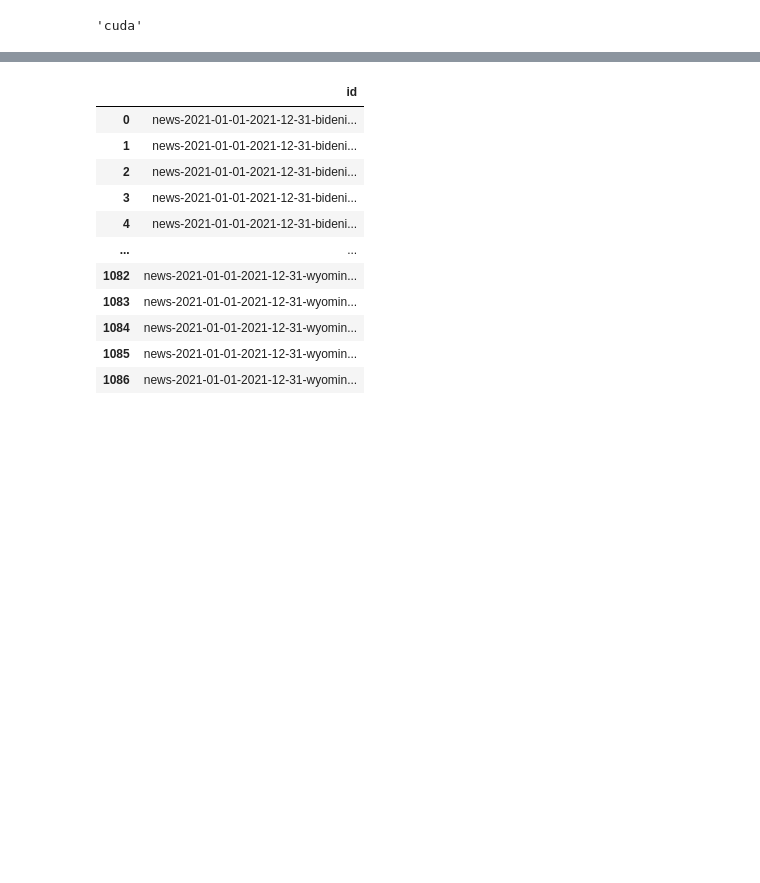
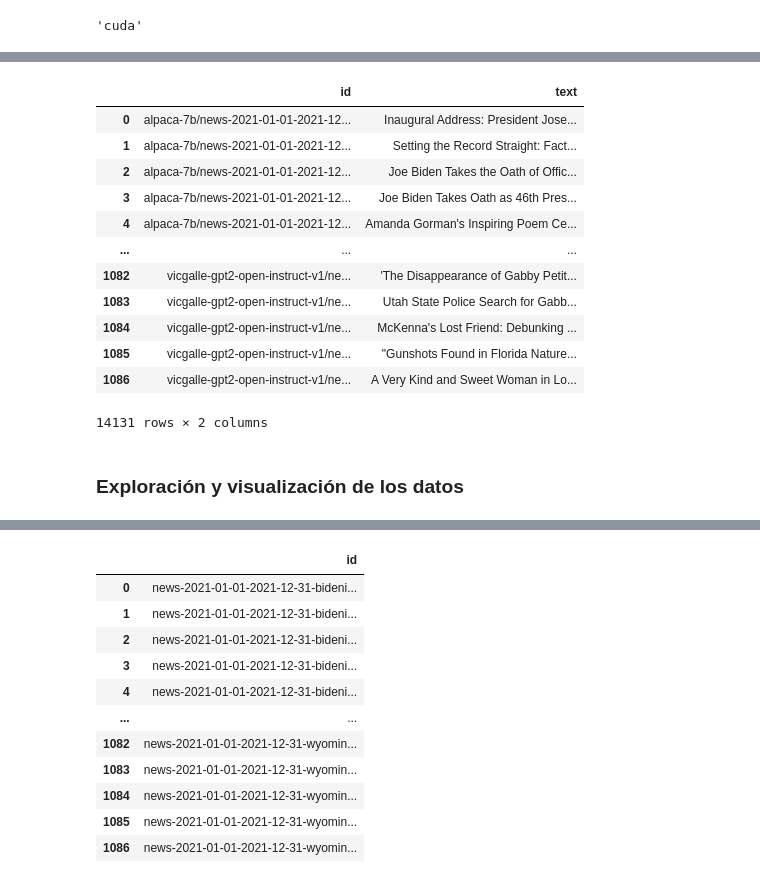
Before and after one commit to Cortijo02/NLP, a Jupyter notebook: entrega.ipynb, the cells around one changed output, grey strips where cells are left out. Drawn from its saved outputs; the diff is of its cells as text; code cells hidden in the pictures; blank space fills up the shorter version.

```diff
--- a/entrega.ipynb
+++ b/entrega.ipynb
@@ -44,0 +101,27 @@ len(machines_files)
+# %%
+machines_files = glob('data/machine/*.jsonl')
+df_human_temp = df_human.reset_index(drop=True)
+df_human_temp['label'] = 0
+
+df_machine = pd.read_json(machines_files[0], lines=True)
+for file in machines_files[1:]:
+    df_current = pd.read_json(file, lines=True)
+    df_machine = pd.concat([df_machine, df_current])
+
+df_machine
+# %% [output]
+|  | id | text |
+| 0 | alpaca-7b/news-2021-01-01-2021-12... | Inaugural Address: President Jose... |
+| 1 | alpaca-7b/news-2021-01-01-2021-12... | Setting the Record Straight: Fact... |
+| 2 | alpaca-7b/news-2021-01-01-2021-12... | Joe Biden Takes the Oath of Offic... |
+| 3 | alpaca-7b/news-2021-01-01-2021-12... | Joe Biden Takes Oath as 46th Pres... |
+| 4 | alpaca-7b/news-2021-01-01-2021-12... | Amanda Gorman's Inspiring Poem Ce... |
+| ... | ... | ... |
+| 1082 | vicgalle-gpt2-open-instruct-v1/ne... | 'The Disappearance of Gabby Petit... |
+| 1083 | vicgalle-gpt2-open-instruct-v1/ne... | Utah State Police Search for Gabb... |
+| 1084 | vicgalle-gpt2-open-instruct-v1/ne... | McKenna's Lost Friend: Debunking ... |
+| 1085 | vicgalle-gpt2-open-instruct-v1/ne... | "Gunshots Found in Florida Nature... |
+| 1086 | vicgalle-gpt2-open-instruct-v1/ne... | A Very Kind and Sweet Woman in Lo... |
+14131 rows × 2 columns
+# %% [markdown]
+### Exploración y visualización de los datos
```
Also changed, not shown: parts of 19 cells of this notebook, 1 other file.
